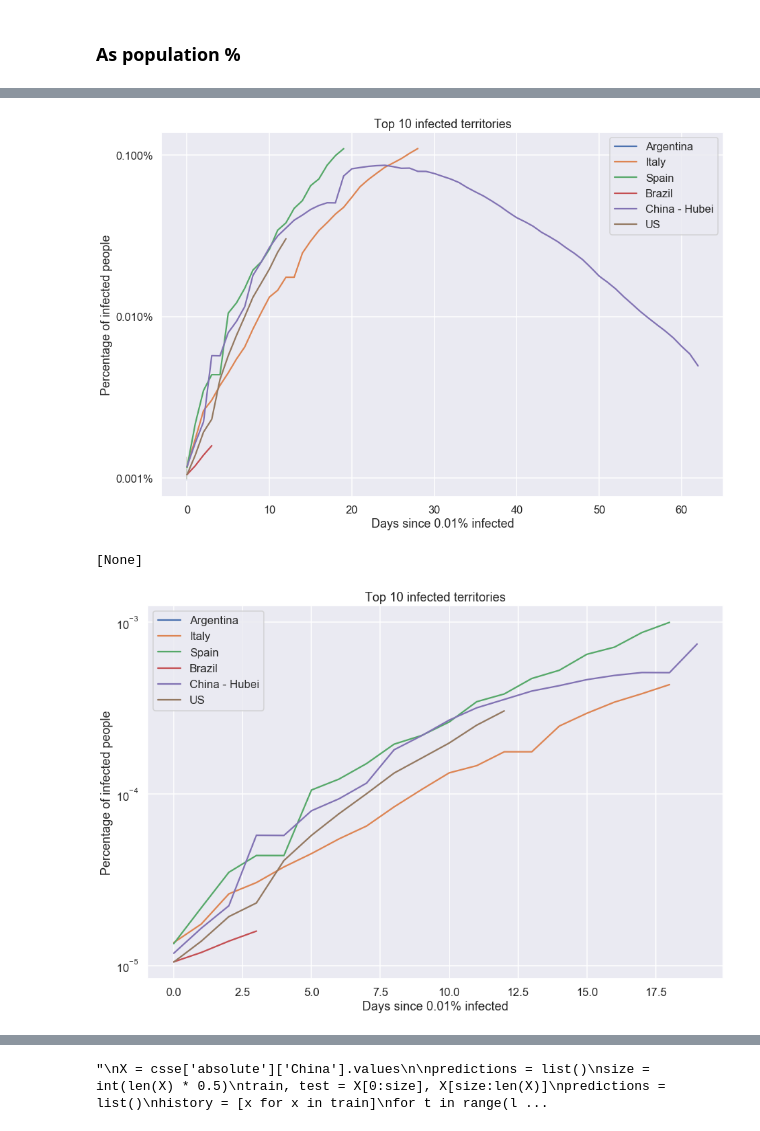
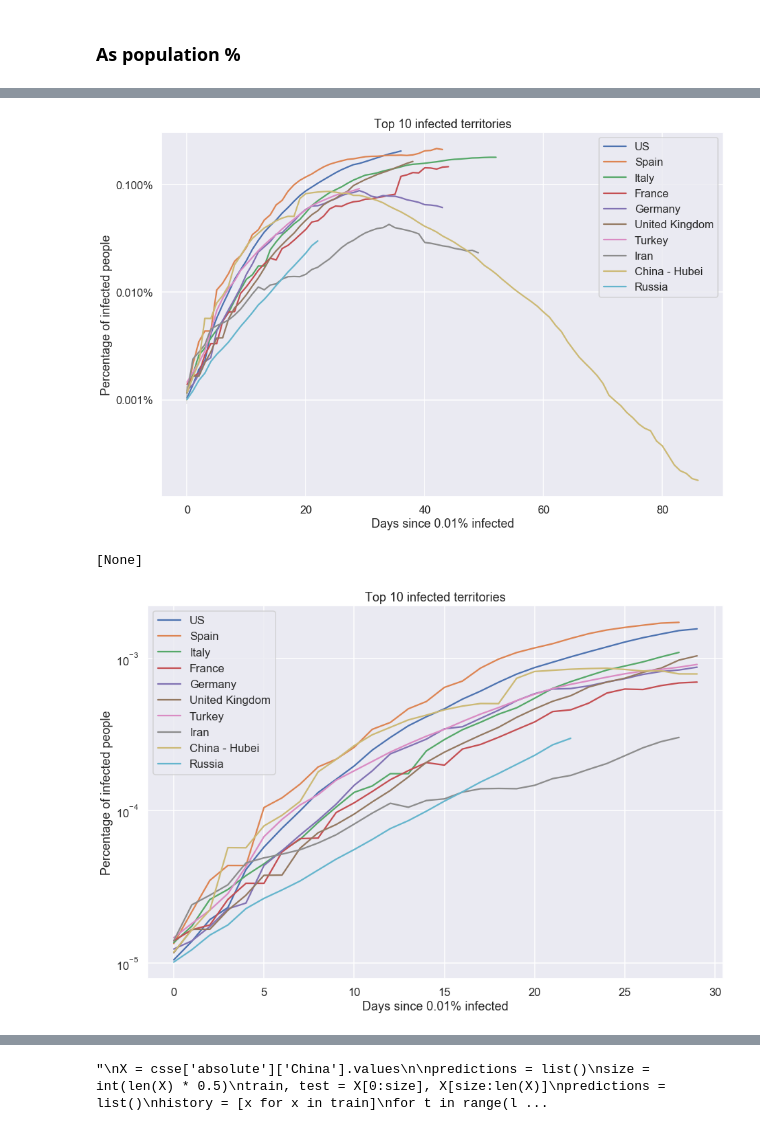
Before and after one commit to bleand/covid-19, a Jupyter notebook: Untitled.ipynb, the cells around one changed output, grey strips where cells are left out. Drawn from its saved outputs; the diff is of its cells as text; code cells hidden in the pictures.

```diff
--- a/Untitled.ipynb
+++ b/Untitled.ipynb
@@ -198,6 +198,9 @@ csse['ma'].head()
 # %%
 plt.figure(figsize=(16, 10))
-sns.lineplot(data=csse['confirmed'][['non-China-Italy']], markers=True, dashes=False, palette=['red'], label='confirmed')
-sns.lineplot(data=csse['recovered'][['non-China-Italy']], markers=False, dashes=True, palette=['green'], label='recovered')
-sns.lineplot(data=csse['absolute'][['non-China-Italy']], markers=True, dashes=True, label='absolute')
+ax = sns.lineplot(data=csse['confirmed'][['world']], markers=True, dashes=False, palette=['red'], label='confirmed')
+#ax.set(yscale="log")
+ax = sns.lineplot(data=csse['recovered'][['world']], markers=False, dashes=True, palette=['green'], label='recovered')
+#ax.set(yscale="log")
+ax = sns.lineplot(data=csse['ma'][['world']], markers=True, dashes=True, label='ma')
+#ax.set(yscale="log")
 # %% [output]
@@ -309,33 +311,34 @@ for key, value in csse_perc.items():
 # %%
 import matplotlib.ticker as mtick
 
 plt.figure(figsize=(15, 10))
 sns.set_context("talk")
 #sns.lineplot(data=csse['confirmed'][['non-China-Italy_daily']], markers=True, dashes=False)
 #sns.lineplot(data=csse['recovered'][['non-China-Italy_daily']], markers=False, dashes=True)
-top_10 = list(csse['confirmed'][territories].iloc[len(csse['confirmed'])-1].sort_values(ascending=False).head(10).index)
-top_10 = ['Argentina', 'Italy',  'Spain', 'Brazil', 'China - Hubei', 'US']#, 'Iran', 'Korea, South', 'United Kingdom']#'US',
+top_10 = list(csse['confirmed'][territories].iloc[len(csse['confirmed'])-1].sort_values(ascending=False).head(11).index)
+top_10.remove('China')
+#top_10 = ['Argentina', 'Italy',  'Spain', 'Brazil', 'China - Hubei', 'US', 'United Kingdom']#, 'Iran', 'Korea, South', 'United Kingdom']#'US',
 for c in top_10:
     #print(c)
     #display(csse_perc['absolute'][csse['confirmed'][c]>100][c+'_daysplus'])
     ax = sns.lineplot(x=csse_perc['absolute'][csse_perc['confirmed'][c]>0.00001][c+'_daysplus'],
                  y=csse_perc['absolute'][csse_perc['confirmed'][c]>0.00001][c], markers=True, dashes=True, label=c)
 ax.set(xlabel='Days since 0.01% infected', ylabel='Percentage of infected people', title='Top 10 infected territories')
 ax.set(yscale="log")
 ax.yaxis.set_major_formatter(mtick.PercentFormatter(1.0))
 
 plt.show()
 plt.figure(figsize=(15, 10))
 for c in top_10:
-    ax = sns.lineplot(x=csse_perc['absolute'][(csse_perc['absolute'][c]>0.00001) & (csse_perc['confirmed'][c+'_daysplus']<20)][c+'_daysplus'],
-                 y=csse_perc['absolute'][(csse_perc['absolute'][c]>0.00001) & (csse_perc['confirmed'][c+'_daysplus']<20)][c], markers=True, dashes=True, label=c)
+    ax = sns.lineplot(x=csse_perc['absolute'][(csse_perc['absolute'][c]>0.00001) & (csse_perc['confirmed'][c+'_daysplus']<30)][c+'_daysplus'],
+                 y=csse_perc['absolute'][(csse_perc['absolute'][c]>0.00001) & (csse_perc['confirmed'][c+'_daysplus']<30)][c], markers=True, dashes=True, label=c)
 ax.set(xlabel='Days since 0.01% infected', ylabel='Percentage of infected people', title='Top 10 infected territories')
 ax.yaxis.set_major_formatter(mtick.PercentFormatter(1.0))
 ax.set(yscale="log")
 # %% [output]
-[figure, old version]
+[figure, new version]
 [None]
-[figure, old version]
+[figure, new version]
 # %%
 #plt.figure(figsize=(6, 6))
 cols = [x for x in csse['ma'].columns if x not in ['Date', 'dayofyear'] and not x.endswith('_daily') and not x.endswith('_daysplus')]
```
Also changed, not shown: parts of 13 cells of this notebook.
